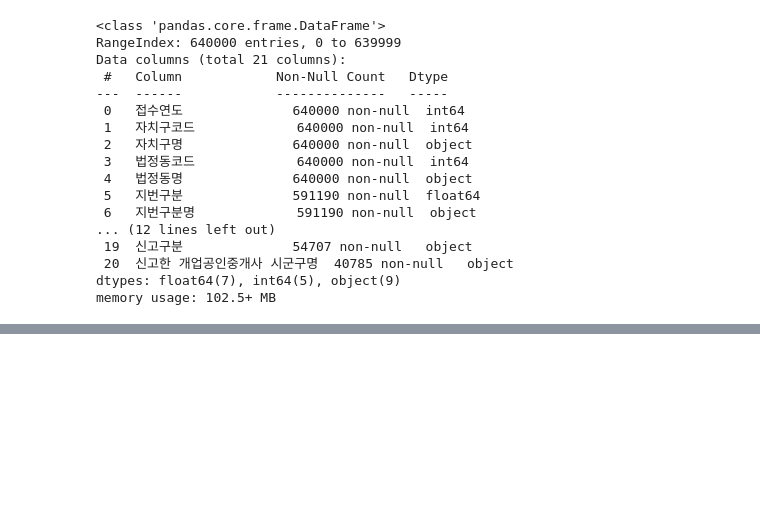
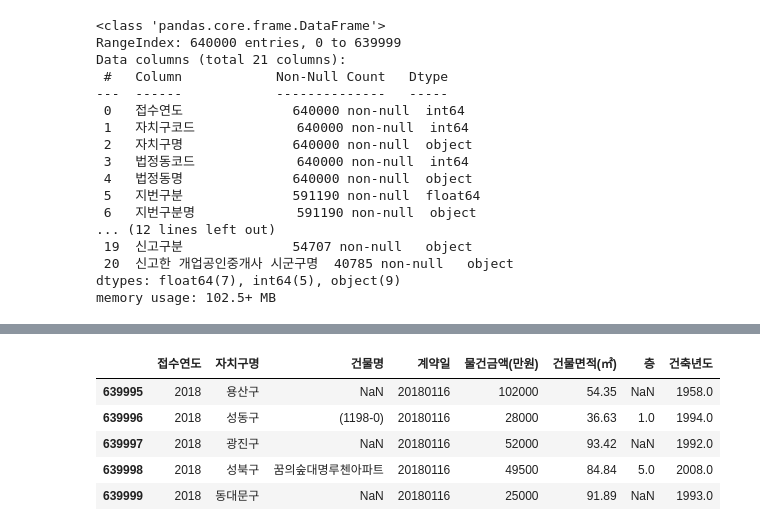
Before and after one commit to HyeongSeok-Park/3D_modeling_market_size_research, a Jupyter notebook: 3D_modeling_market_size_research.ipynb, the cells around one changed output, grey strips where cells are left out. Saved outputs shown, nothing was run; the diff lists cells and outputs as text; code cells hidden in the pictures; blank space fills up the shorter version.

```diff
--- a/3D_modeling_market_size_research.ipynb
+++ b/3D_modeling_market_size_research.ipynb
@@ -69,0 +84,14 @@ real_estate_trade_edit1
+# %%
+# 2017년도 데이터는 극소수이므로 제외
+# 2022년도 데이터는 상반기 데이터만 있는것으로 보이므로 전체값에서 제외
+real_estate_trade_edit2 = real_estate_trade_edit1[(real_estate_trade_edit1['접수연도'] != 2017) & (real_estate_trade_edit1['접수연도'] != 2022)]
+real_estate_trade_edit2['접수연도'] = real_estate_trade_edit2['접수연도'].astype(str)
+real_estate_trade_edit2['계약일'] = real_estate_trade_edit2['계약일'].astype(str)
+real_estate_trade_edit2.tail()
+# %% [output]
+|  | 접수연도 | 자치구명 | 건물명 | 계약일 | 물건금액(만원) | 건물면적(㎡) | 층 | 건축년도 |
+| 639995 | 2018 | 용산구 | NaN | 20180116 | 102000 | 54.35 | NaN | 1958.0 |
+| 639996 | 2018 | 성동구 | (1198-0) | 20180116 | 28000 | 36.63 | 1.0 | 1994.0 |
+| 639997 | 2018 | 광진구 | NaN | 20180116 | 52000 | 93.42 | NaN | 1992.0 |
+| 639998 | 2018 | 성북구 | 꿈의숲대명루첸아파트 | 20180116 | 49500 | 84.84 | 5.0 | 2008.0 |
+| 639999 | 2018 | 동대문구 | NaN | 20180116 | 25000 | 91.89 | NaN | 1993.0 |
```
Also changed, not shown: parts of 9 cells of this notebook.
